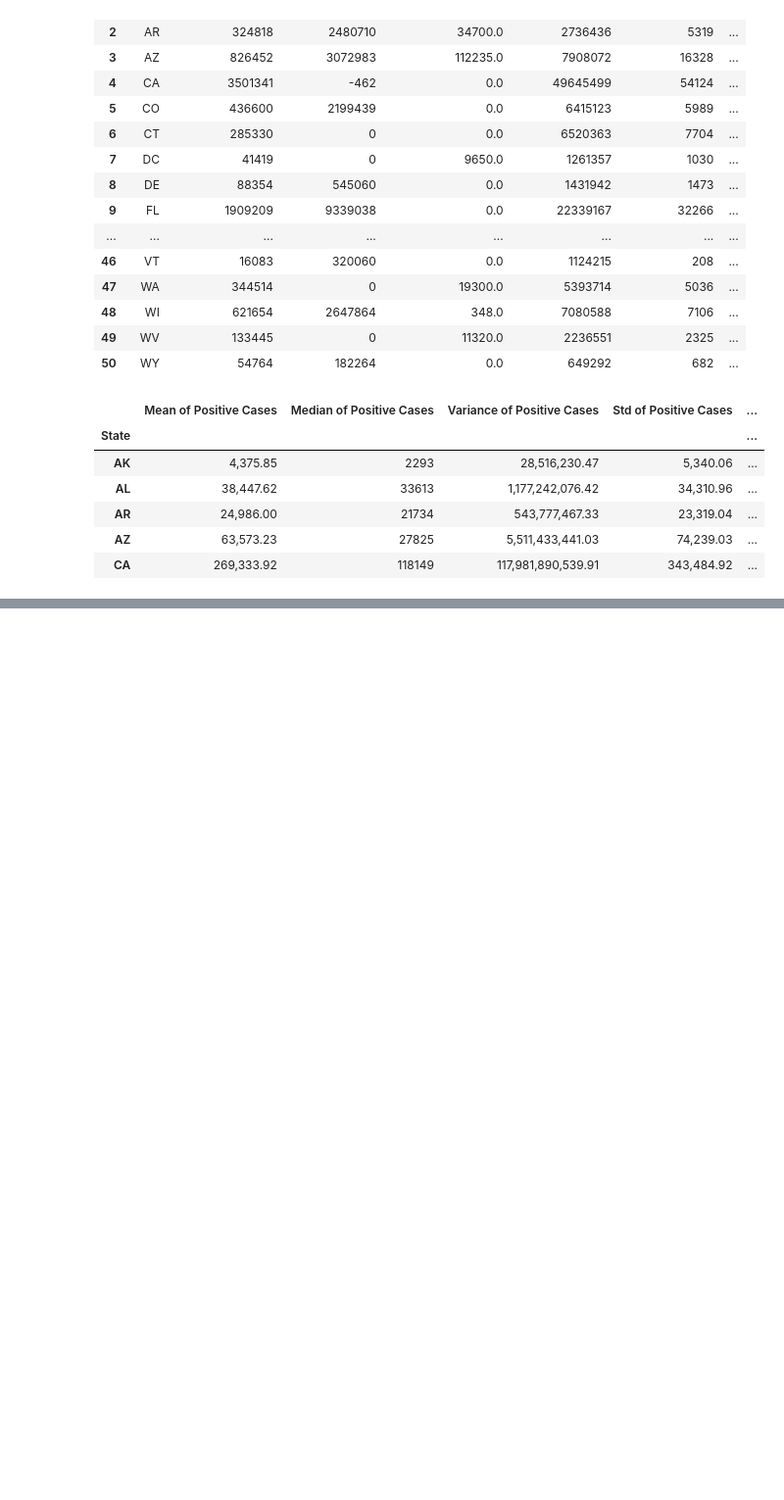
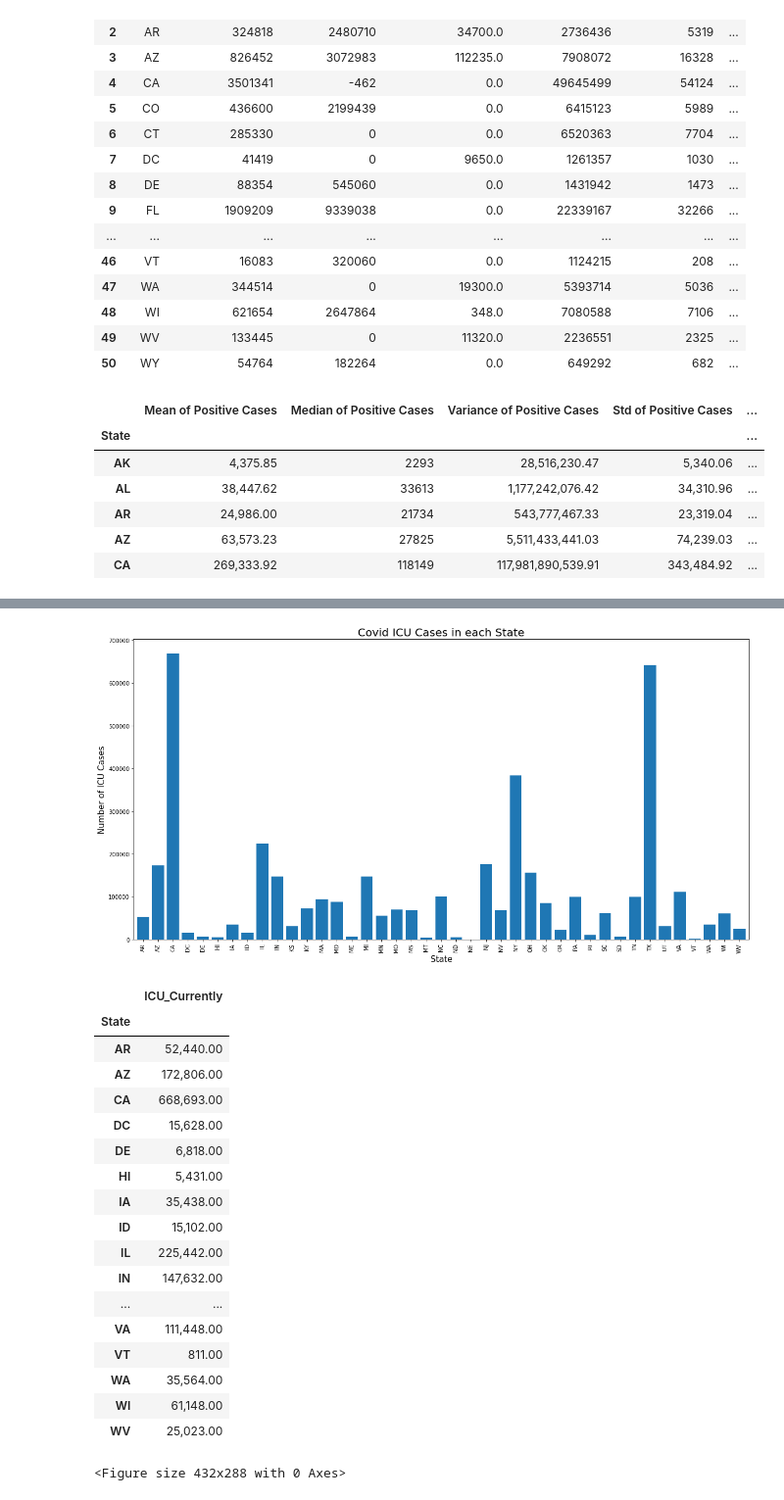
Before and after one commit to Subbagari1985/COVID-19-impact-on-Hospital-systems, a Jupyter notebook: Covid_Analysis_Merged.ipynb, the cells around one changed output, grey strips where cells are left out. Shown at 98% size. Cells and saved outputs as stored; diff of their text form; code cells hidden in the pictures; blank space fills up the shorter version.

```diff
--- a/Covid_Analysis_Merged.ipynb
+++ b/Covid_Analysis_Merged.ipynb
@@ -237,15 +237,38 @@ KeyError: 'Positive_Increase'
 # %%
 #Generate a bar plot showing the total number of ICU cases, Hospital beds for each month across all states
 
-Barplot_ICU_df = Clean_Covid_Hosp_Df[['State','ICU']]
+Barplot_ICU_df = Clean_Covid_Hosp_Df[['State','ICU_Currently']]
 Barplot_ICU_df = Barplot_ICU_df.set_index("State")
+#Barplot_ICU_df = Barplot_ICU_df.loc[(Barplot_ICU_df['ICU_Currently'] != 0.00)
+Barplot_ICU_df = Barplot_ICU_df.drop(Barplot_ICU_df[Barplot_ICU_df.ICU_Currently == 0.00].index)
 Barplot_ICU_df.plot(kind="bar", figsize=(20,10), legend=False, width = 0.8)
 plt.title("Covid ICU Cases in each State",{'fontsize':20})
 plt.ylabel("Number of ICU Cases",{'fontsize':15})
 plt.xlabel("State",{'fontsize':15})
 plt.show()
 plt.tight_layout()
-Barplot_ICU_df.head()
+Barplot_ICU_df
+# %% [output]
+[figure, added]
+|  | ICU_Currently |
+| State |  |
+| AR | 52,440.00 |
+| AZ | 172,806.00 |
+| CA | 668,693.00 |
+| DC | 15,628.00 |
+| DE | 6,818.00 |
+| HI | 5,431.00 |
+| IA | 35,438.00 |
+| ID | 15,102.00 |
+| IL | 225,442.00 |
+| IN | 147,632.00 |
+| ... | ... |
+| VA | 111,448.00 |
+| VT | 811.00 |
+| WA | 35,564.00 |
+| WI | 61,148.00 |
+| WV | 25,023.00 |
+<Figure size 432x288 with 0 Axes>
 # %%
 Grouped_Covid_Timeline_Df = Clean_Covid_Data_Df.groupby(['Year','Month']).agg({"Positive_Increase":'sum',"Negative Cases":'sum',"Ventilator_Currently":'sum',"TotalTestResults":'sum',"Death_Increase":'sum',"Hospitalized_Increase":'sum'})
 Grouped_Covid_Timeline_Df = Grouped_Covid_Timeline_Df.reset_index()
```
Also changed, not shown: parts of 6 cells of this notebook, 5 other files.
